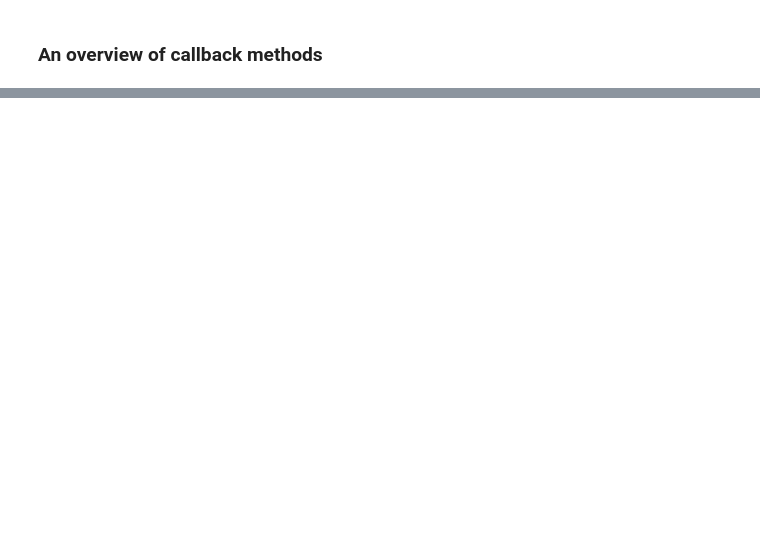
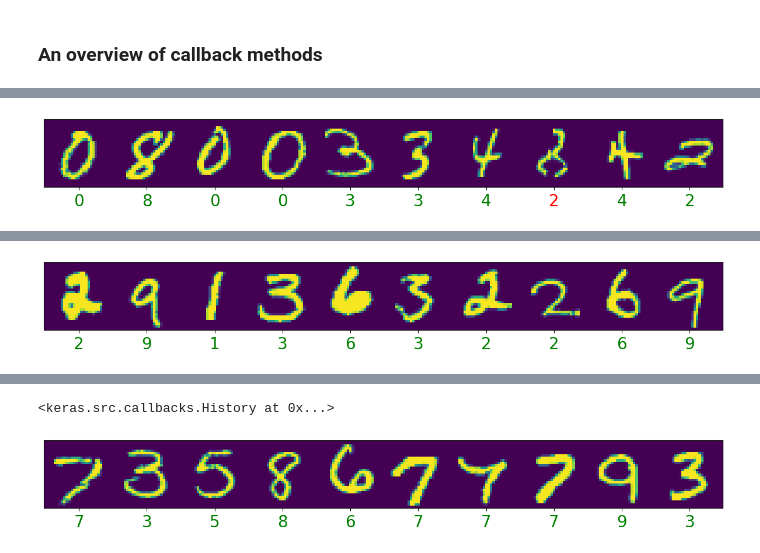
Before and after one commit to NiloufarRahimizadeh/Coursera-TensorFlow-Advanced-Techniques-Specialization, a Jupyter notebook: course1/week5/Lab/C1_W5_Lab_2_custom_callbacks.ipynb, the cells around one changed output, grey strips where cells are left out. Saved outputs shown, nothing was run; the diff lists cells and outputs as text; code cells hidden in the pictures; blank space fills up the shorter version.

```diff
--- a/course1/week5/Lab/C1_W5_Lab_2_custom_callbacks.ipynb
+++ b/course1/week5/Lab/C1_W5_Lab_2_custom_callbacks.ipynb
@@ -114,0 +136,4 @@ class DetectiveOverfittingCallback(tf.keras.callbacks.Callback):
+# %%
+(x_train, y_train), (x_test, y_test) = tf.keras.datasets.mnist.load_data()
+x_train = x_train.reshape(60000, 784).astype('float32') / 255
+x_test = x_test.reshape(10000, 784).astype('float32') / 255
@@ -114,0 +161,31 @@ class DetectiveOverfittingCallback(tf.keras.callbacks.Callback):
+# %%
+class VisCallback(tf.keras.callbacks.Callback):
+  def __init__(self, inputs, ground_truth, display_freq=10, n_samples=10):
+    self.inputs = inputs
+    self.ground_truth = ground_truth
+    self.images = []
+    self.display_freq = display_freq
+    self.n_samples = n_samples
+
+  def on_epoch_end(self, epoch, logs=None):
+    indexes = np.random.choice(len(self.inputs), size=self.n_samples)
+    X_test, y_test = self.inputs[indexes], self.ground_truth[indexes]
+    predictions = np.argmax(self.model.predict(X_test), axis=1)
+    display_digits(X_test, predictions, y_test, epoch, n=self.n_samples)
+    buf = io.BytesIO()
+    plt.savefig(buf, format='png')
+    buf.seek(0)
+    image = Image.open(buf)
+    self.images.append(np.array(image))
+
+    if epoch % self.display_freq == 0:
+      plt.show()
+  def on_train_end(self, logs=None):
+    imageio.mimsave(GIF_PATH, self.images, fps=1)
+# %%
+def get_model():
+    model = tf.keras.Sequential()
+    model.add(tf.keras.layers.Dense(32, activation='linear', input_dim=784))
+    model.add(tf.keras.layers.Dense(10, activation='softmax'))
+    model.compile(optimizer=tf.keras.optimizers.RMSprop(lr=1e-4), loss='sparse_categorical_crossentropy', metrics=['accuracy'])
+    return model
@@ -114,0 +194,8 @@ class DetectiveOverfittingCallback(tf.keras.callbacks.Callback):
+# %%
+model = get_model()
+model.fit(x_train, y_train,
+          batch_size=64,
+          epochs=20,
+          verbose=0,
+          callbacks=[VisCallback(x_test, y_test)])
+# %% [output]
@@ -114,0 +204 @@ class DetectiveOverfittingCallback(tf.keras.callbacks.Callback):
+[figure, added]
@@ -114,0 +215 @@ class DetectiveOverfittingCallback(tf.keras.callbacks.Callback):
+[figure, added]
@@ -114,0 +225,2 @@ class DetectiveOverfittingCallback(tf.keras.callbacks.Callback):
+<keras.src.callbacks.History at 0x...>
+[figure, added]
```
Also changed, not shown: parts of 12 cells of this notebook, 1 other file.
